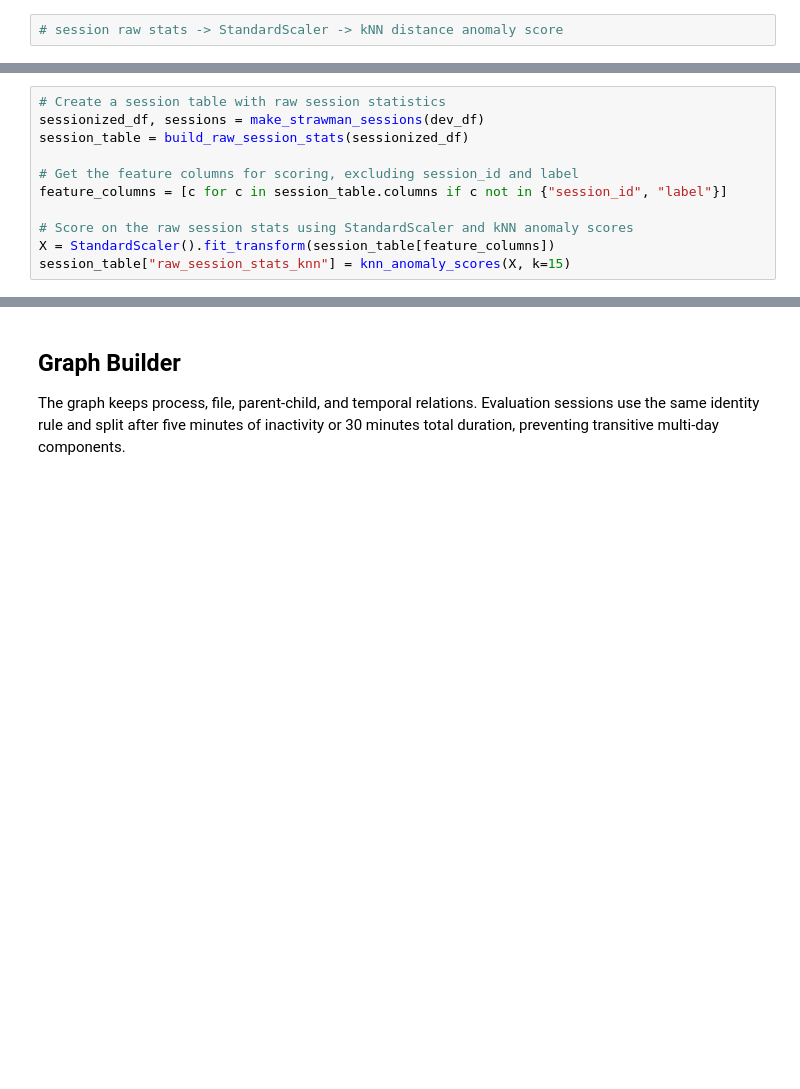
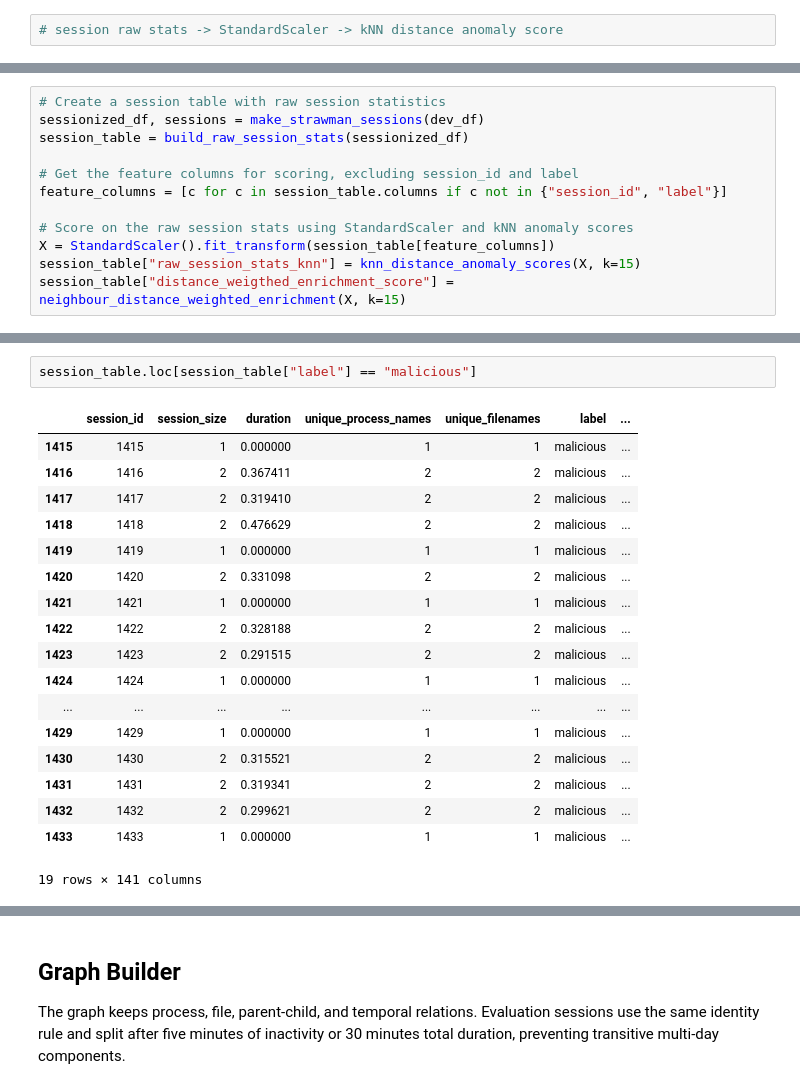
Before and after one commit to MekaelWasti/Cyber-Telemetry, a Jupyter notebook: Simplified Graph Triage.ipynb, the cells around one changed output, grey strips where cells are left out. Drawn from its saved outputs; the diff is of its cells as text; blank space fills up the shorter version.

```diff
--- a/Simplified Graph Triage.ipynb
+++ b/Simplified Graph Triage.ipynb
@@ -266,4 +332,5 @@ feature_columns = [c for c in session_table.columns if c not in {"session_id", "
 
 # Score on the raw session stats using StandardScaler and kNN anomaly scores
 X = StandardScaler().fit_transform(session_table[feature_columns])
-session_table["raw_session_stats_knn"] = knn_anomaly_scores(X, k=15)
+session_table["raw_session_stats_knn"] = knn_distance_anomaly_scores(X, k=15)
+session_table["distance_weigthed_enrichment_score"] = neighbour_distance_weighted_enrichment(X, k=15)
@@ -310,0 +422,21 @@ session_table[["session_id", "label", "raw_session_stats_knn"]]
+# %%
+session_table.loc[session_table["label"] == "malicious"]
+# %% [output]
+|  | session_id | session_size | duration | unique_process_names | unique_filenames | label | ... |
+| 1415 | 1415 | 1 | 0.000000 | 1 | 1 | malicious | ... |
+| 1416 | 1416 | 2 | 0.367411 | 2 | 2 | malicious | ... |
+| 1417 | 1417 | 2 | 0.319410 | 2 | 2 | malicious | ... |
+| 1418 | 1418 | 2 | 0.476629 | 2 | 2 | malicious | ... |
+| 1419 | 1419 | 1 | 0.000000 | 1 | 1 | malicious | ... |
+| 1420 | 1420 | 2 | 0.331098 | 2 | 2 | malicious | ... |
+| 1421 | 1421 | 1 | 0.000000 | 1 | 1 | malicious | ... |
+| 1422 | 1422 | 2 | 0.328188 | 2 | 2 | malicious | ... |
+| 1423 | 1423 | 2 | 0.291515 | 2 | 2 | malicious | ... |
+| 1424 | 1424 | 1 | 0.000000 | 1 | 1 | malicious | ... |
+| ... | ... | ... | ... | ... | ... | ... | ... |
+| 1429 | 1429 | 1 | 0.000000 | 1 | 1 | malicious | ... |
+| 1430 | 1430 | 2 | 0.315521 | 2 | 2 | malicious | ... |
+| 1431 | 1431 | 2 | 0.319341 | 2 | 2 | malicious | ... |
+| 1432 | 1432 | 2 | 0.299621 | 2 | 2 | malicious | ... |
+| 1433 | 1433 | 1 | 0.000000 | 1 | 1 | malicious | ... |
+19 rows × 141 columns
```
Also changed, not shown: parts of 41 cells of this notebook.
